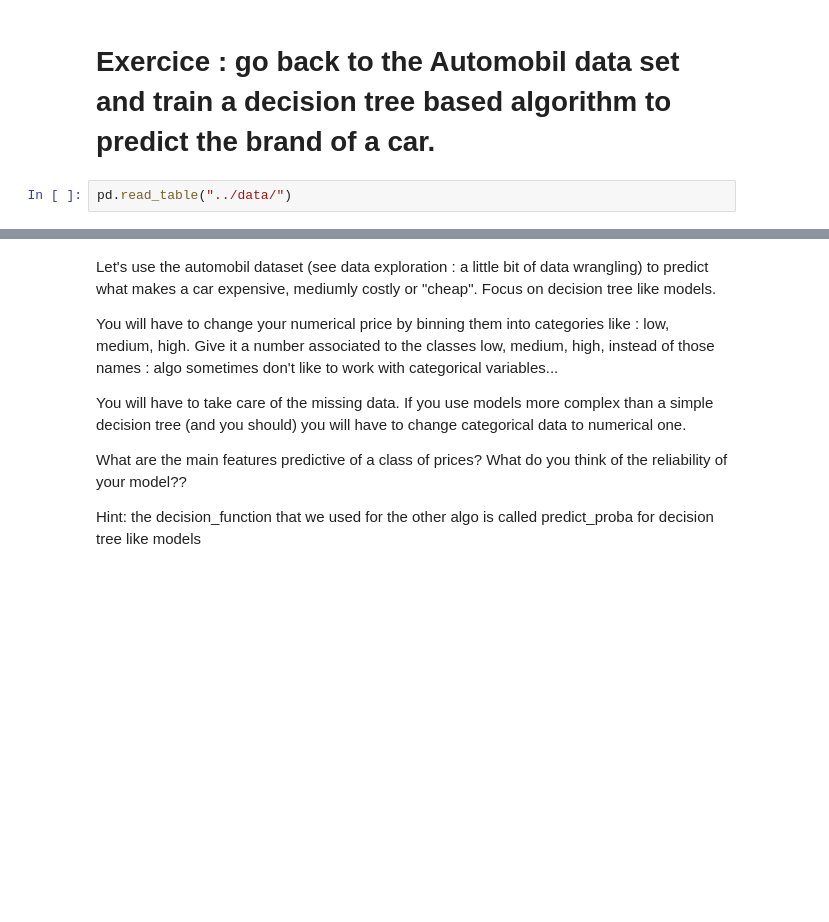
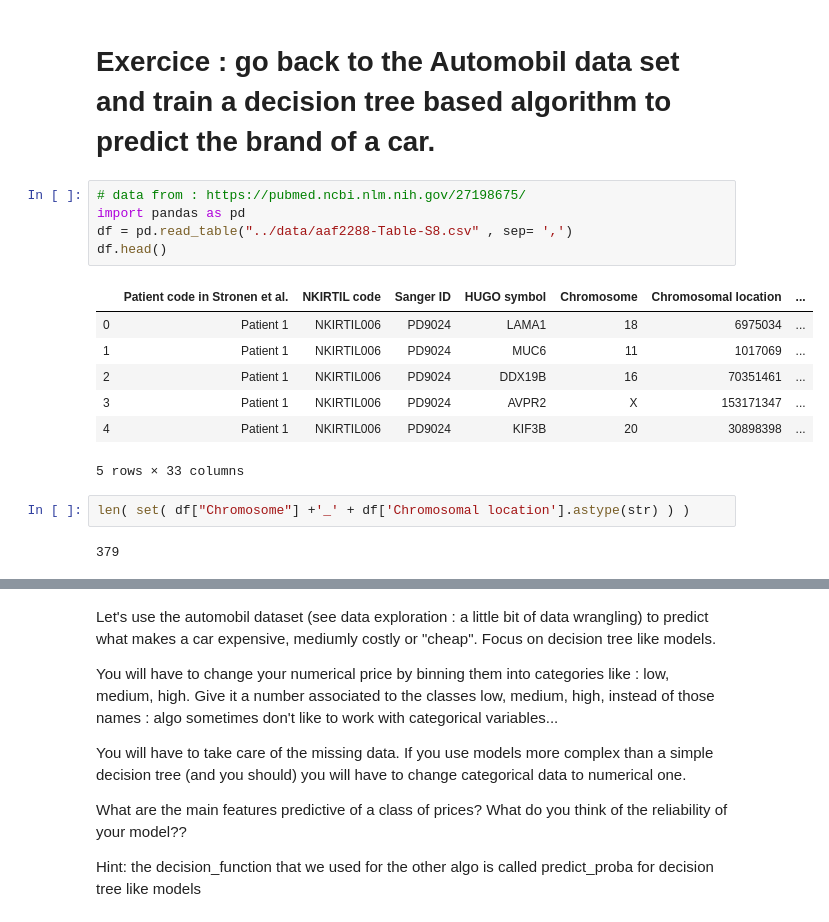
Before and after one commit to sib-swiss/intro-machine-learning-training, a Jupyter notebook: python_notebooks/Chapter_3_Machine_Learning_based_on_decision_trees_for_classification.ipynb, the cells around one changed output, grey strips where cells are left out. Cells and saved outputs as stored; diff of their text form; blank space fills up the shorter version.

```diff
--- a/python_notebooks/Chapter_3_Machine_Learning_based_on_decision_trees_for_classification.ipynb
+++ b/python_notebooks/Chapter_3_Machine_Learning_based_on_decision_trees_for_classification.ipynb
@@ -862,5 +862,20 @@ Features sorted per importance in discriminative process
 | 29 | texture error | 0.000000 |
 # %% [markdown]
 # Exercice : go back to the Automobil data set and train a decision tree based algorithm to predict the brand of a car. <a class="anchor" id="exo"></a>
-# %%
-pd.read_table("../data/")
+# %%
+# data from : https://pubmed.ncbi.nlm.nih.gov/27198675/
+import pandas as pd
+df = pd.read_table("../data/aaf2288-Table-S8.csv" , sep= ',')
+df.head()
+# %% [output]
+|  | Patient code in Stronen et al. | NKIRTIL code | Sanger ID | HUGO symbol | Chromosome | Chromosomal location | ... |
+| 0 | Patient 1 | NKIRTIL006 | PD9024 | LAMA1 | 18 | 6975034 | ... |
+| 1 | Patient 1 | NKIRTIL006 | PD9024 | MUC6 | 11 | 1017069 | ... |
+| 2 | Patient 1 | NKIRTIL006 | PD9024 | DDX19B | 16 | 70351461 | ... |
+| 3 | Patient 1 | NKIRTIL006 | PD9024 | AVPR2 | X | 153171347 | ... |
+| 4 | Patient 1 | NKIRTIL006 | PD9024 | KIF3B | 20 | 30898398 | ... |
+5 rows × 33 columns
+# %%
+len( set( df["Chromosome"] +'_' + df['Chromosomal location'].astype(str) ) )
+# %% [output]
+379
```
Also changed, not shown: parts of 15 cells of this notebook.
